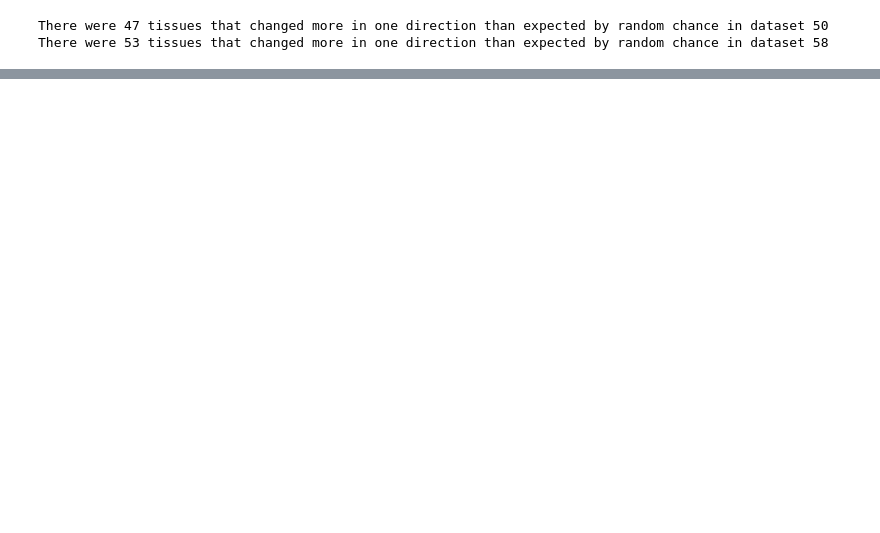
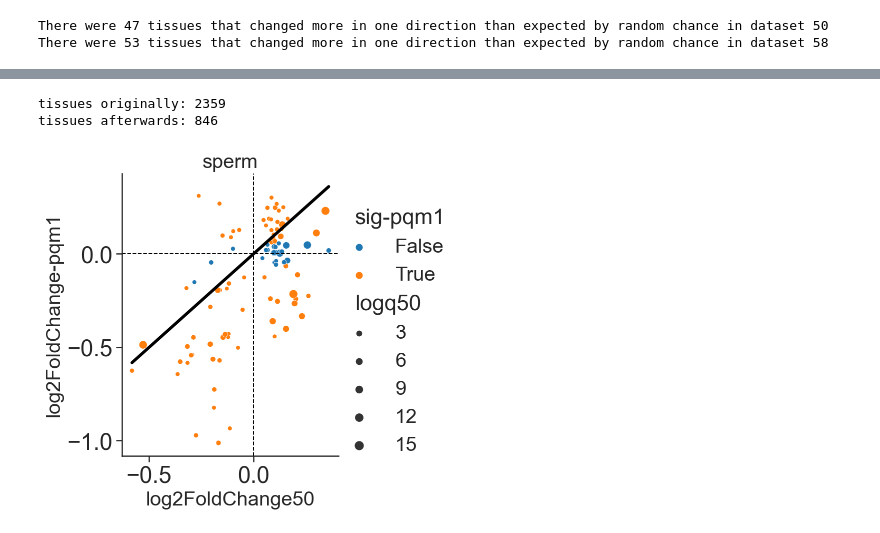
Before and after one commit to dangeles/Ascr10xomics, a Jupyter notebook: src/TissueEnrichment.ipynb, the cells around one changed output, grey strips where cells are left out. Cells and saved outputs as stored; diff of their text form; code cells hidden in the pictures; blank space fills up the shorter version.

```diff
--- a/src/TissueEnrichment.ipynb
+++ b/src/TissueEnrichment.ipynb
@@ -163,0 +152,19 @@ fig, ax = utils.pretty_GSEA_plots(to_plot, annotated_data, alpha, hue='data', pa
+# %%
+res1 = pd.read_csv('../data/master_table.tsv', sep='\t', index_col=0)
+res2 = pd.read_csv('../data/diff_exp/DE_pqm1_50.csv', index_col=0)
+res2.columns = [c + '-pqm1' for c in res2.columns]
+res = res1.join(res2, rsuffix='-pqm1')
+res['sig-pqm1'] = (res['padj-pqm1'] < 0.05)
+res = res.dropna(subset=['log2FoldChange50', 'log2FoldChange-pqm1'])
+tissues = utils.load_tissues(res.index, 5, 30)
+annotated_data = res.join(tissues.set_index('wbid')).dropna(subset=['tissue'])
+# %% [output]
+tissues originally: 2359
+tissues afterwards: 846
+# %%
+x = 'log2FoldChange50'
+y = 'log2FoldChange-pqm1'
+utils.corr_plots(annotated_data, x, y, hue='sig-pqm1', size='logq50',
+                 tissue='sperm', qval=0.05, kind='pearson')
+# %% [output]
+[figure, added]
```
Also changed, not shown: parts of 17 cells of this notebook.
